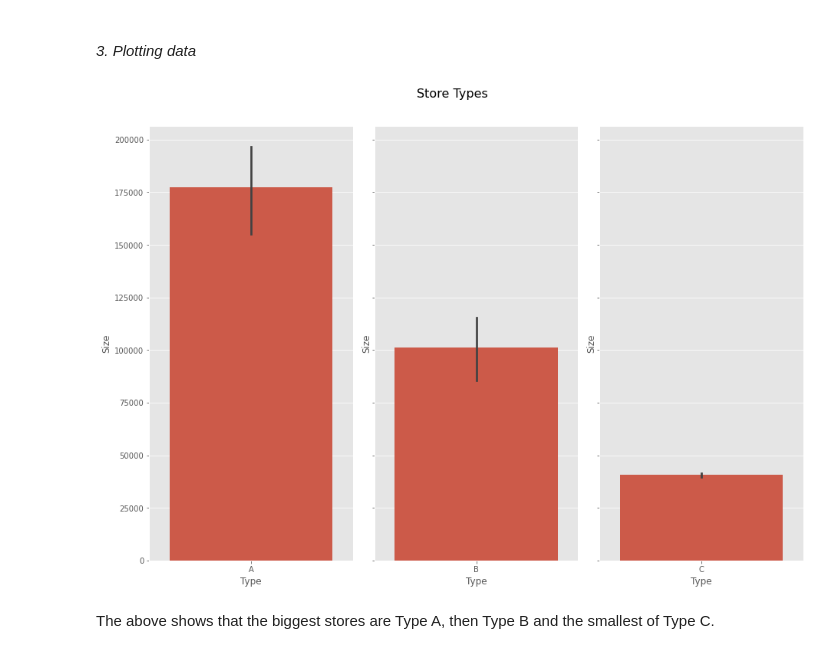
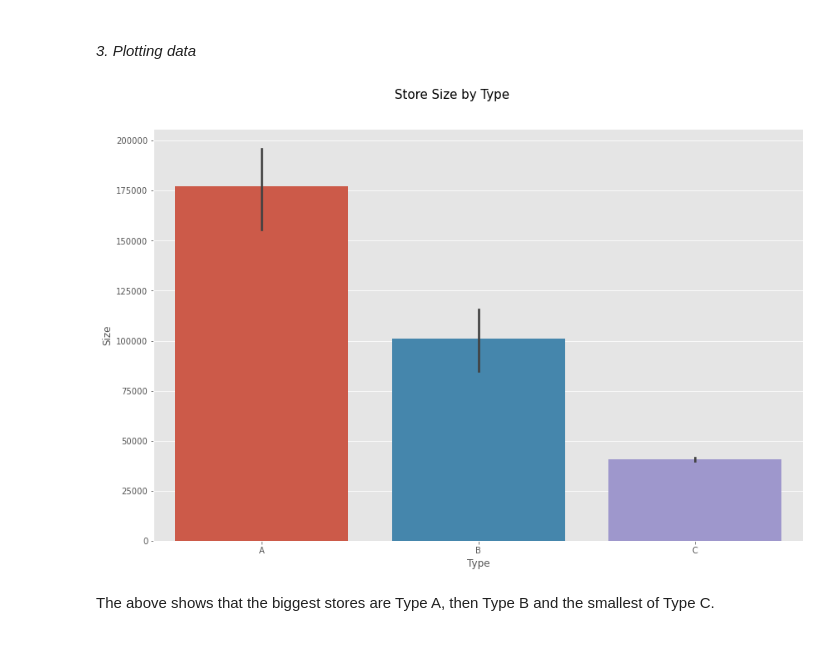
Before and after one commit to olgarozhdestvina/Sales-Forecasting, a Jupyter notebook: Sales Forecasting using Walmart Dataset.ipynb, the cells around one changed output. Drawn from its saved outputs; the diff is of its cells as text; code cells hidden in the pictures.

```diff
--- a/Sales Forecasting using Walmart Dataset.ipynb
+++ b/Sales Forecasting using Walmart Dataset.ipynb
@@ -35,8 +35,8 @@ import seaborn as sns
 # %%
 # Change style and size of plots
 plt.style.use("ggplot")
-plt.rcParams["figure.figsize"] = (13, 9)
-plt.rcParams["figure.titlesize"] = 16
+plt.rcParams["figure.figsize"] = (12, 8)
+plt.rcParams["figure.titlesize"] = 15
 # %% [markdown]
 <br>
 
@@ -123,20 +131,18 @@ C = cleaned_stores.loc[cleaned_stores.loc[:, 'Type'] == 'C']
 # %%
-# Create 1x3 subplots.
-fig, [ax1, ax2, ax3] = plt.subplots(1,3, sharey=True)
-fig.suptitle("Store Types", y=1.02)
+# Create figure and axis.
+fig, ax = plt.subplots()
+fig.suptitle("Store Size by Type", y=1.02)
 
 # Plot size for each store type.
-sns.barplot(data=A, x=A.Type, y=A.Size, ax=ax1)
-sns.barplot(data=B, x=B.Type, y=B.Size, ax=ax2)
-sns.barplot(data=C, x=C.Type, y=C.Size, ax=ax3)
+sns.barplot(data=cleaned_stores, x=cleaned_stores.Type, y=cleaned_stores.Size, ax=ax)
 
 # Clean up whitespace padding.
 fig.tight_layout()
 
 # Display plots.
 plt.show()
 # %% [output]
-[figure, old version]
+[figure, new version]
 # %% [markdown]
 The above shows that the biggest stores are Type A, then Type B and the smallest of Type C.
 # %% [markdown]
```
Also changed, not shown: parts of 17 cells of this notebook.
